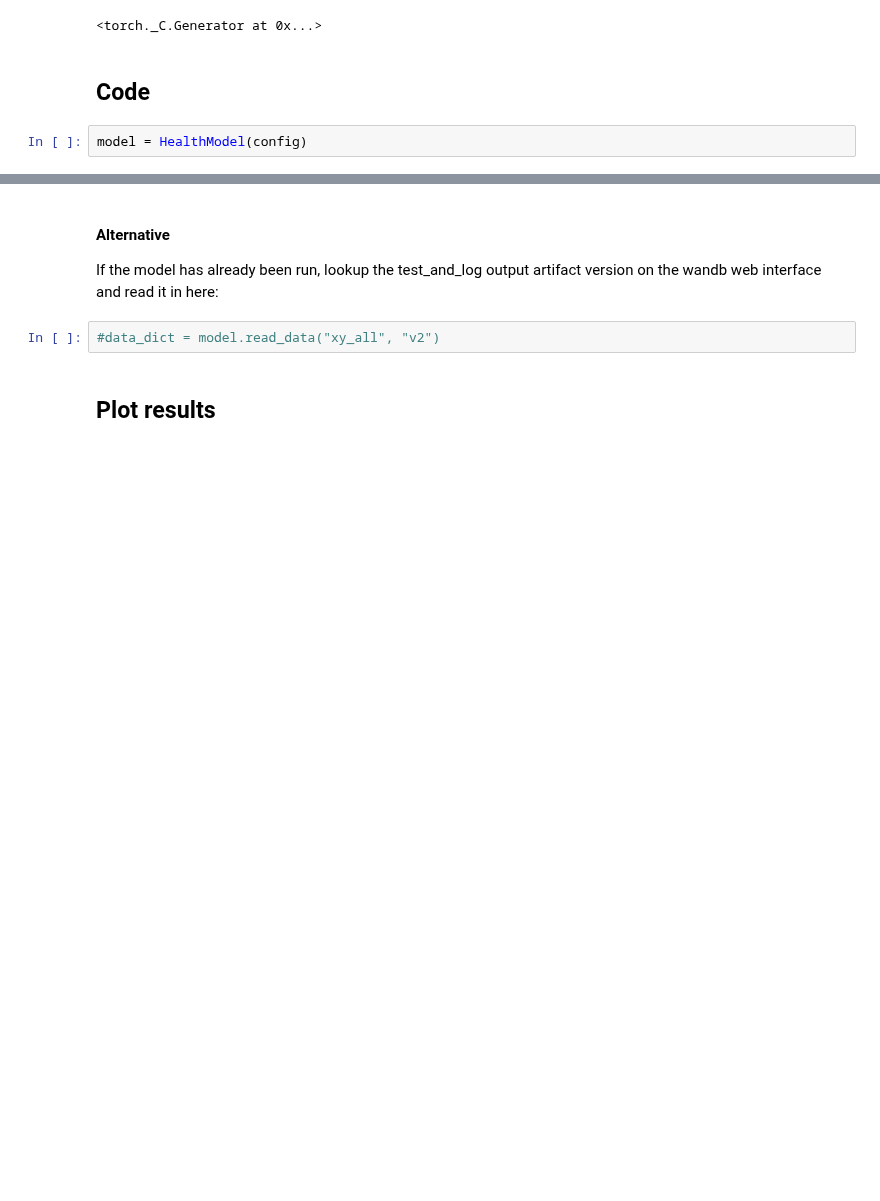
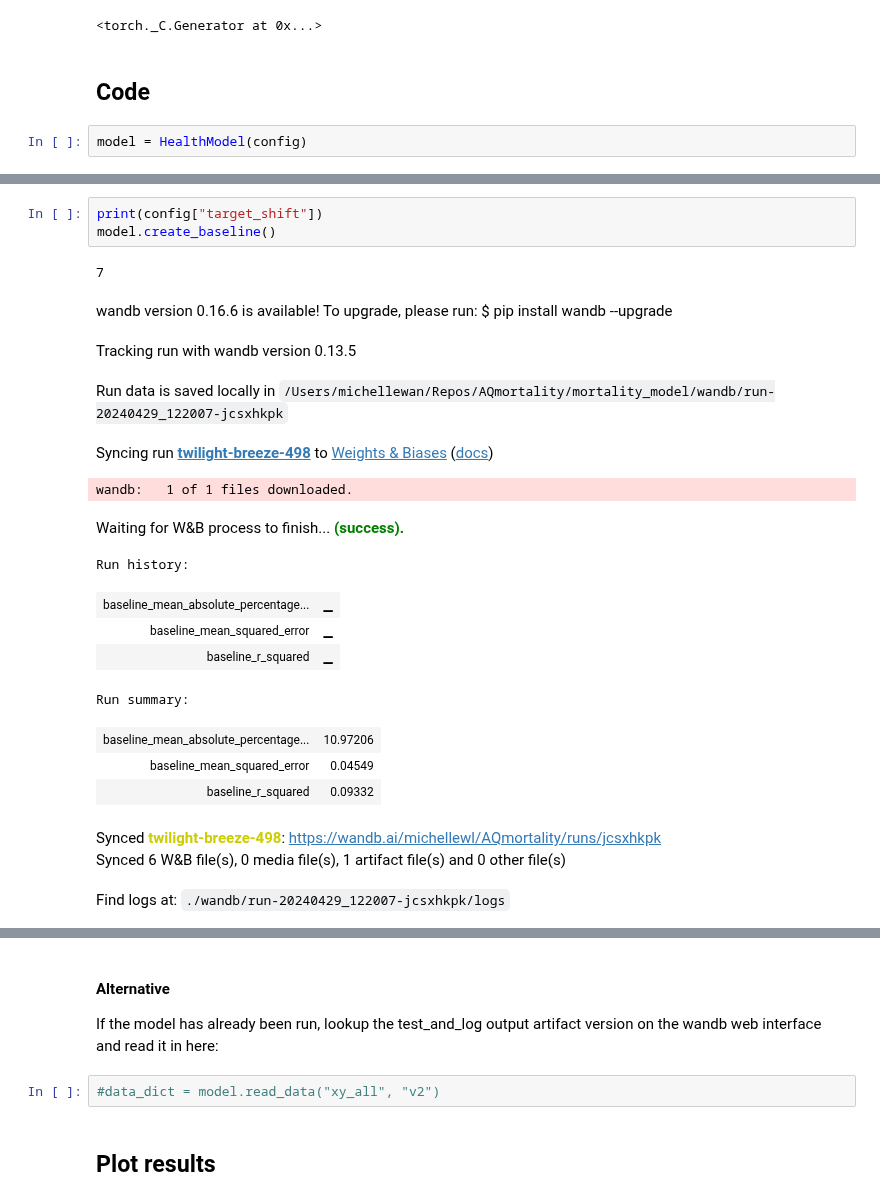
Before and after one commit to michellewl/AQmortality, a Jupyter notebook: mortality_model/regional_regression.ipynb, the cells around one changed output, grey strips where cells are left out. Drawn from its saved outputs; the diff is of its cells as text; blank space fills up the shorter version.

```diff
--- a/mortality_model/regional_regression.ipynb
+++ b/mortality_model/regional_regression.ipynb
@@ -75,3 +73,25 @@ Find logs at: ./wandb/run-20240410_174903-1s2jh62x/logs
+# %%
+print(config["target_shift"])
+model.create_baseline()
+# %% [output]
+7
+wandb version 0.16.6 is available! To upgrade, please run: $ pip install wandb --upgrade
+Tracking run with wandb version 0.13.5
+Run data is saved locally in /Users/michellewan/Repos/AQmortality/mortality_model/wandb/run-20240429_122007-jcsxhkpk
+Syncing run twilight-breeze-498 to Weights & Biases (docs)
+wandb:   1 of 1 files downloaded.
+Waiting for W&B process to finish... (success).
+Run history:
+| baseline_mean_absolute_percentage... | ▁ |
+| baseline_mean_squared_error | ▁ |
+| baseline_r_squared | ▁ |
+Run summary:
+| baseline_mean_absolute_percentage... | 10.97206 |
+| baseline_mean_squared_error | 0.04549 |
+| baseline_r_squared | 0.09332 |
+Synced twilight-breeze-498: https://wandb.ai/michellewl/AQmortality/runs/jcsxhkpk
+Synced 6 W&B file(s), 0 media file(s), 1 artifact file(s) and 0 other file(s)
+Find logs at: ./wandb/run-20240429_122007-jcsxhkpk/logs
 # %%
 model.train_and_log()
 # %% [output]
```
Also changed, not shown: parts of 6 cells of this notebook, 1 other file.
